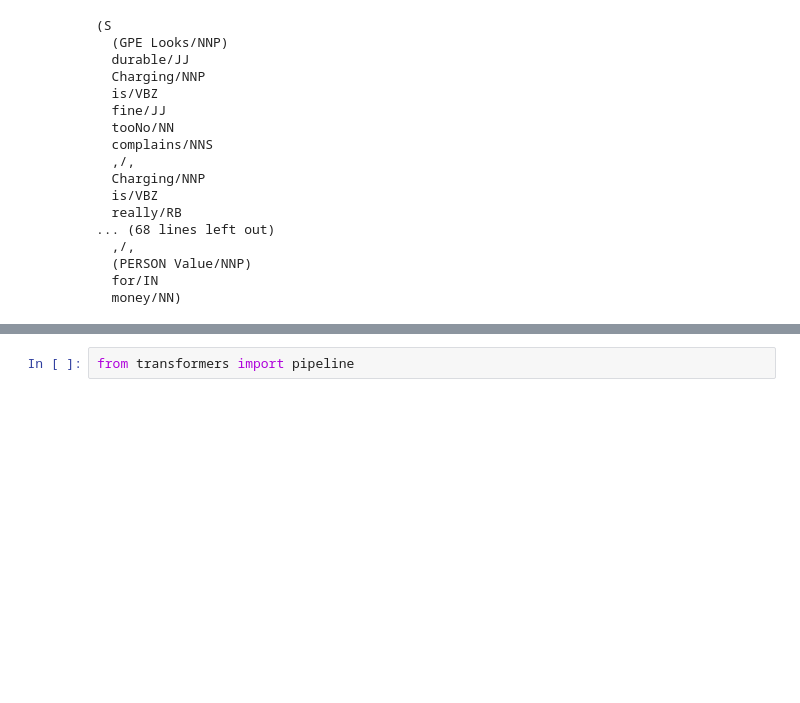
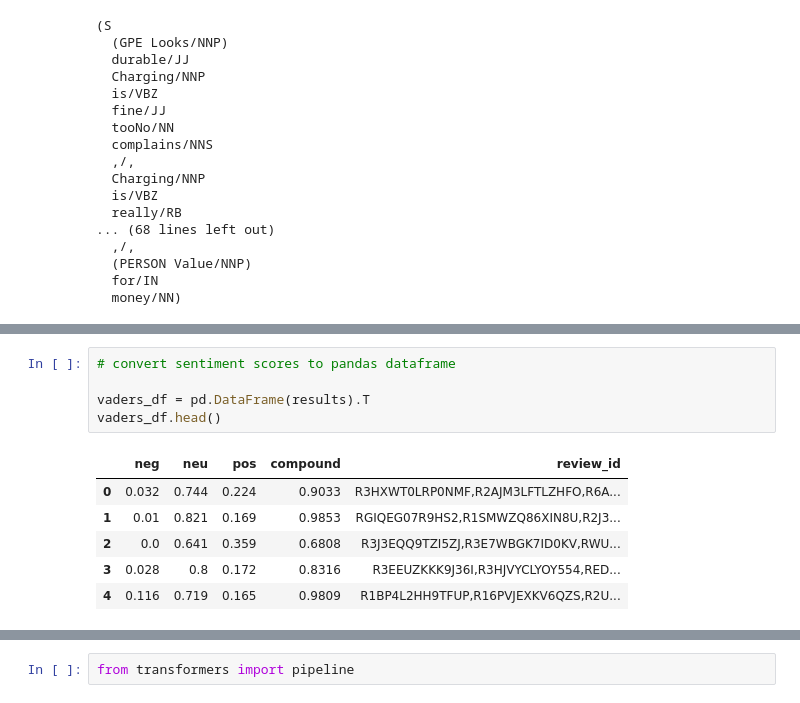
Before and after one commit to Anishmeka/CourseProject, a Jupyter notebook: 410_project.ipynb, the cells around one changed output, grey strips where cells are left out. Drawn from its saved outputs; the diff is of its cells as text; blank space fills up the shorter version.

```diff
--- a/410_project.ipynb
+++ b/410_project.ipynb
@@ -117,0 +151,12 @@ VADER (Valence Aware Dictionary and sEntiment Reasoner) - Bag of words approach
+# %%
+# convert sentiment scores to pandas dataframe
+
+vaders_df = pd.DataFrame(results).T
+vaders_df.head()
+# %% [output]
+|  | neg | neu | pos | compound | review_id |
+| 0 | 0.032 | 0.744 | 0.224 | 0.9033 | R3HXWT0LRP0NMF,R2AJM3LFTLZHFO,R6A... |
+| 1 | 0.01 | 0.821 | 0.169 | 0.9853 | RGIQEG07R9HS2,R1SMWZQ86XIN8U,R2J3... |
+| 2 | 0.0 | 0.641 | 0.359 | 0.6808 | R3J3EQQ9TZI5ZJ,R3E7WBGK7ID0KV,RWU... |
+| 3 | 0.028 | 0.8 | 0.172 | 0.8316 | R3EEUZKKK9J36I,R3HJVYCLYOY554,RED... |
+| 4 | 0.116 | 0.719 | 0.165 | 0.9809 | R1BP4L2HH9TFUP,R16PVJEXKV6QZS,R2U... |
```
Also changed, not shown: parts of 21 cells of this notebook.
